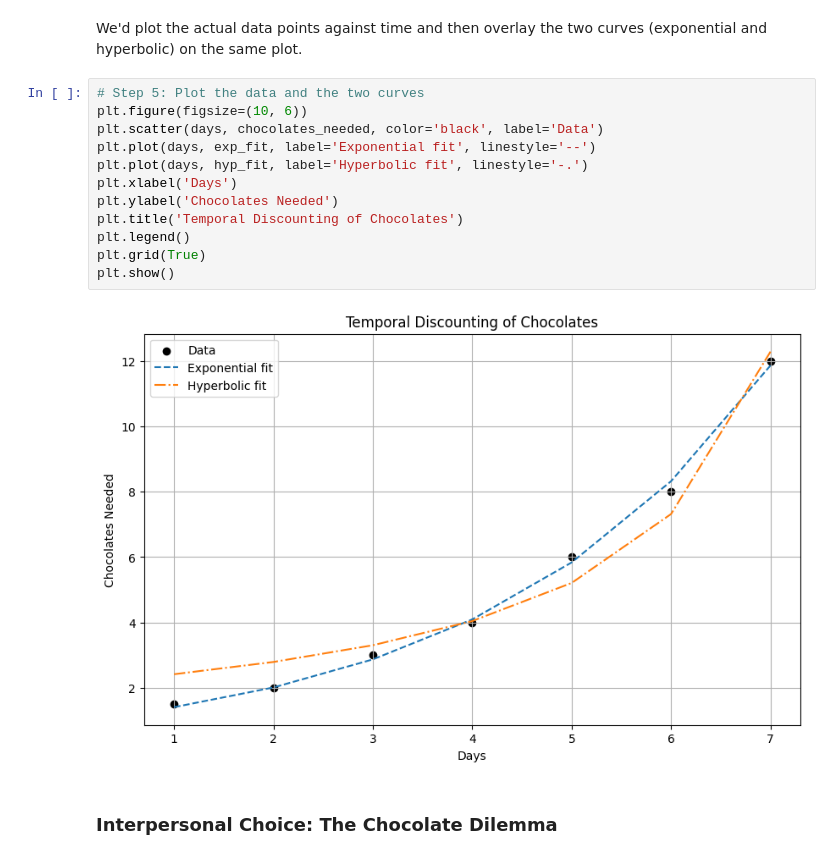
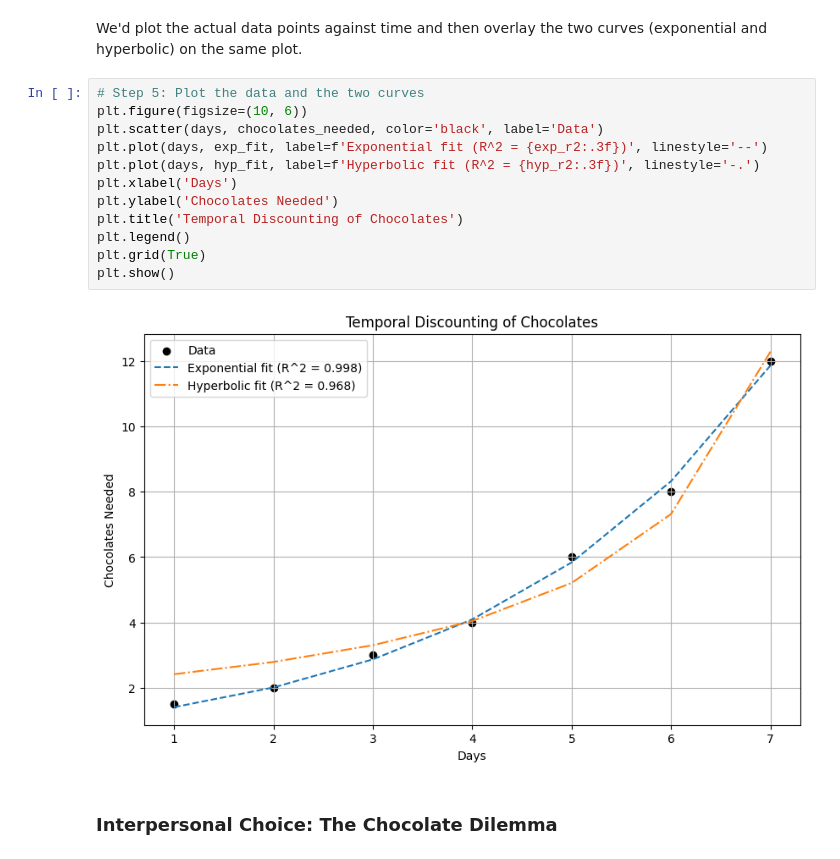
Before and after one commit to bs333/mgt-451, a Jupyter notebook: MGT451 - Assignments/MGT451 - Assignment #2/MGT451 - Assignment #2 ~ Temporal Discounting.ipynb, the cells around one changed output. Cells and saved outputs as stored; diff of their text form.

Commit message:
Add R^2 values to graph.

```diff
--- a/MGT451 - Assignments/MGT451 - Assignment #2/MGT451 - Assignment #2 ~ Temporal Discounting.ipynb
+++ b/MGT451 - Assignments/MGT451 - Assignment #2/MGT451 - Assignment #2 ~ Temporal Discounting.ipynb
@@ -100,17 +100,17 @@ We'd plot the actual data points against time and then overlay the two curves (e
 # %%
 # Step 5: Plot the data and the two curves
 plt.figure(figsize=(10, 6))
 plt.scatter(days, chocolates_needed, color='black', label='Data')
-plt.plot(days, exp_fit, label='Exponential fit', linestyle='--')
-plt.plot(days, hyp_fit, label='Hyperbolic fit', linestyle='-.')
+plt.plot(days, exp_fit, label=f'Exponential fit (R^2 = {exp_r2:.3f})', linestyle='--')
+plt.plot(days, hyp_fit, label=f'Hyperbolic fit (R^2 = {hyp_r2:.3f})', linestyle='-.')
 plt.xlabel('Days')
 plt.ylabel('Chocolates Needed')
 plt.title('Temporal Discounting of Chocolates')
 plt.legend()
 plt.grid(True)
 plt.show()
 # %% [output]
-[figure, old version]
+[figure, new version]
 # %% [markdown]
 ### Interpersonal Choice: The Chocolate Dilemma
 # %% [markdown]
```
